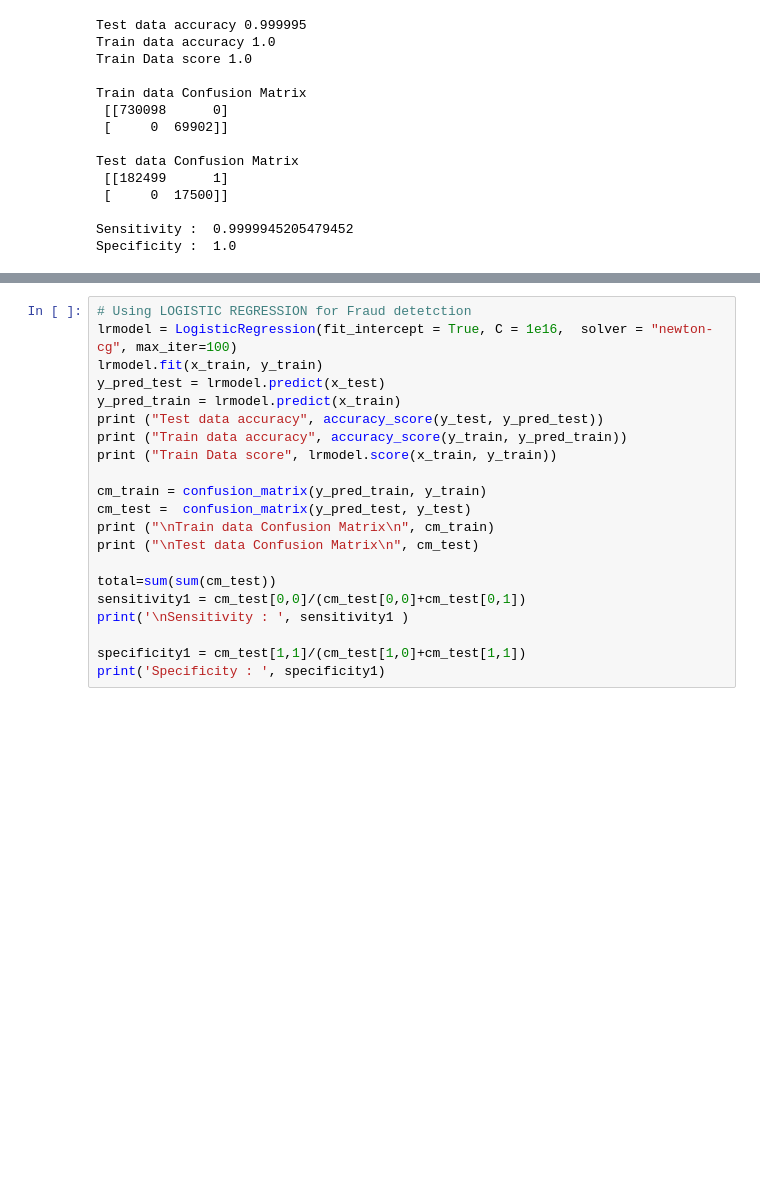
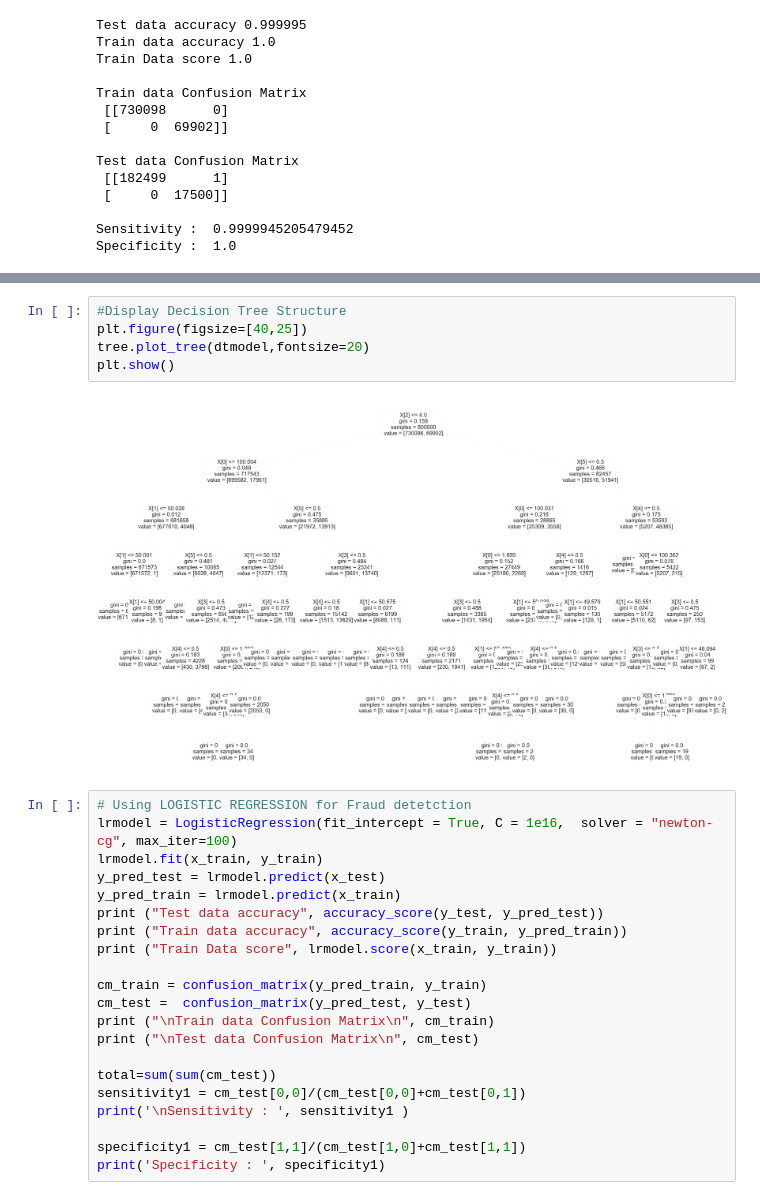
Before and after one commit to Harish521/BITS_DataMining_assignment, a Jupyter notebook: Fraud_Detection.ipynb, the cells around one changed output, grey strips where cells are left out. Saved outputs shown, nothing was run; the diff lists cells and outputs as text; blank space fills up the shorter version.

```diff
--- a/Fraud_Detection.ipynb
+++ b/Fraud_Detection.ipynb
@@ -363,3 +363,10 @@ graph
+# %%
+#Display Decision Tree Structure
+plt.figure(figsize=[40,25])
+tree.plot_tree(dtmodel,fontsize=20)
+plt.show()
+# %% [output]
+[figure, added]
 # %%
 # Using LOGISTIC REGRESSION for Fraud detetction
 lrmodel = LogisticRegression(fit_intercept = True, C = 1e16,  solver = "newton-cg", max_iter=100)
```
Also changed, not shown: parts of 17 cells of this notebook, 1 other file.
